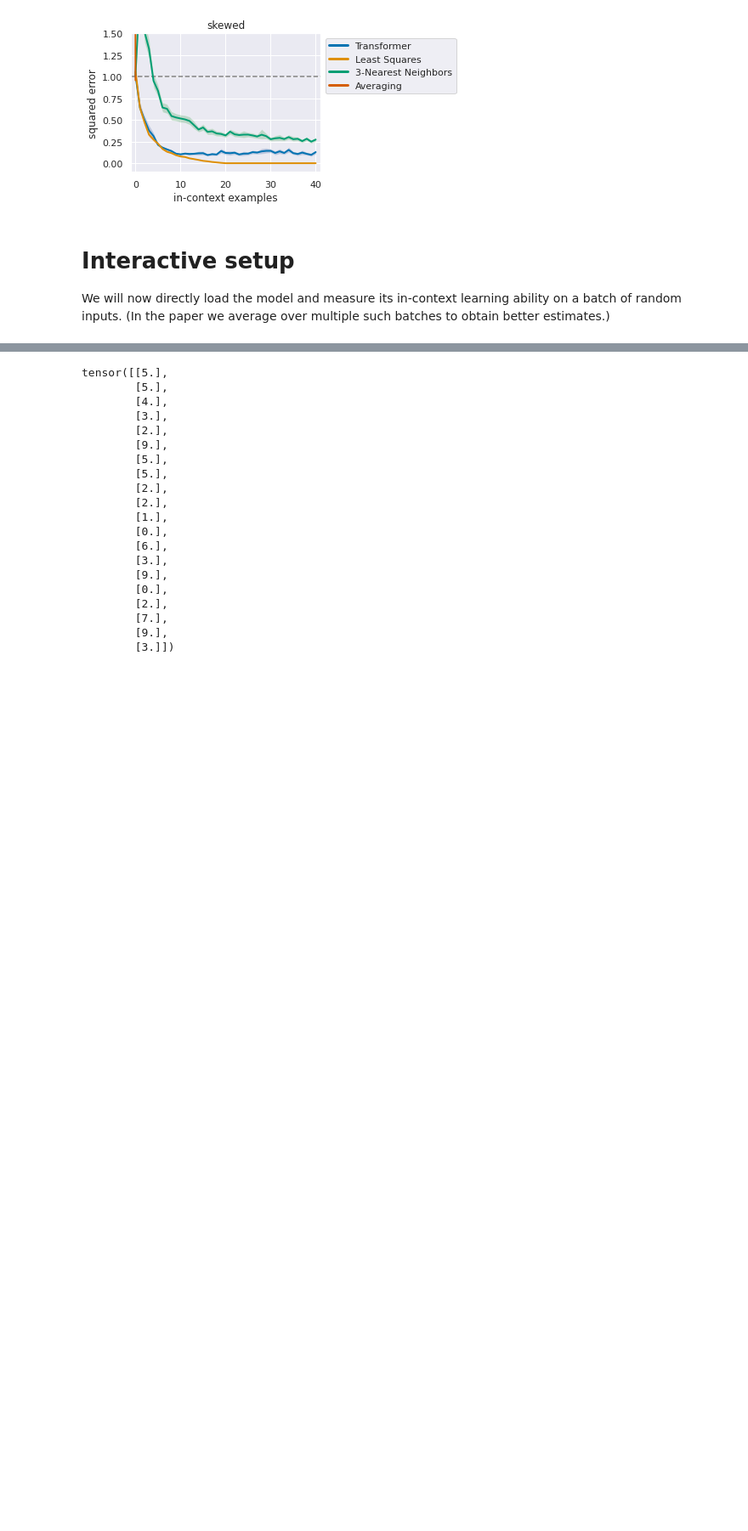
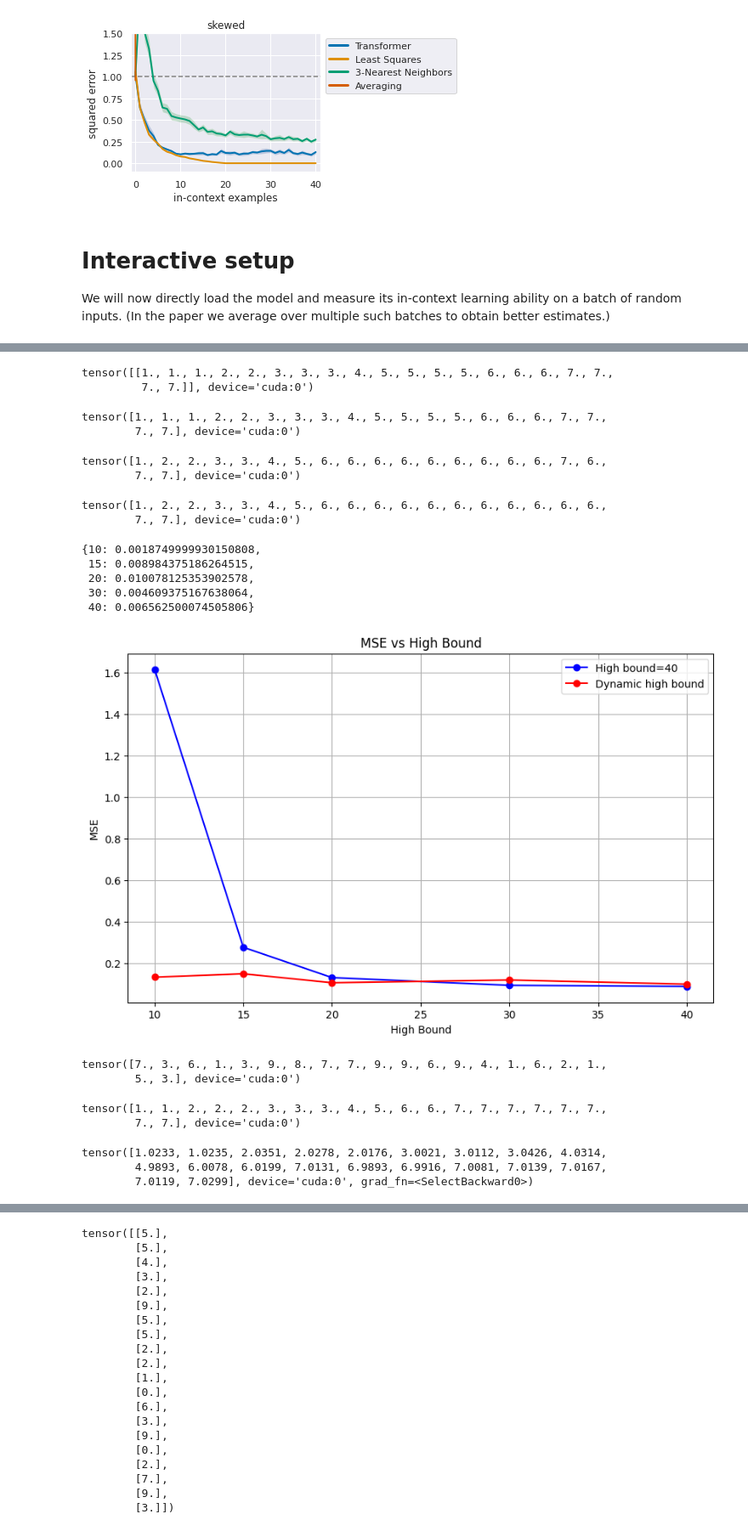
Before and after one commit to Sigmoni/in-context-learning, a Jupyter notebook: src/eval.ipynb, the cells around one changed output, grey strips where cells are left out. Shown: that part at 85% size. Drawn from its saved outputs; the diff is of its cells as text; code cells hidden in the pictures; blank space fills up the shorter version.

```diff
--- a/src/eval.ipynb
+++ b/src/eval.ipynb
@@ -176,0 +187,7 @@ tensor(1.0379)
+# %%
+xg = XGBoostModel()
+# %%
+output = xg(xs, ys)
+# %%
+mse = mean_squared_error(output, ys.cpu()).cpu().numpy()
+mse
@@ -176,0 +337,73 @@ tensor(1.0379)
+# %%
+evaluate(xs[6].view(1,-1,1))
+# %% [output]
+tensor([[1., 1., 1., 2., 2., 3., 3., 3., 4., 5., 5., 5., 5., 6., 6., 6., 7., 7.,
+         7., 7.]], device='cuda:0')
+# %%
+ys[6]
+# %% [output]
+tensor([1., 1., 1., 2., 2., 3., 3., 3., 4., 5., 5., 5., 5., 6., 6., 6., 7., 7.,
+        7., 7.], device='cuda:0')
+# %%
+output[9]
+# %% [output]
+tensor([1., 2., 2., 3., 3., 4., 5., 6., 6., 6., 6., 6., 6., 6., 6., 6., 7., 6.,
+        7., 7.], device='cuda:0')
+# %%
+ys[9]
+# %% [output]
+tensor([1., 2., 2., 3., 3., 4., 5., 6., 6., 6., 6., 6., 6., 6., 6., 6., 6., 6.,
+        7., 7.], device='cuda:0')
+# %%
+result_dict2
+# %% [output]
+{10: 0.0018749999930150808,
+ 15: 0.008984375186264515,
+ 20: 0.010078125353902578,
+ 30: 0.004609375167638064,
+ 40: 0.006562500074505806}
+# %%
+import matplotlib.pyplot as plt
+
+# 定义数据
+result_dict = {10: 1.6140, 15: 0.2772, 20: 0.1314, 30: 0.0943, 40: 0.0890}
+
+# 获取x和y轴的数据
+high_bounds = list(result_dict.keys())
+mse_values = list(result_dict.values())
+mse_values2 = list(result_dict2.values())
+# 绘制折线图
+plt.figure(figsize=(10, 6))
+plt.plot(high_bounds, mse_values, marker='o', linestyle='-', color='b', label='High bound=40')
+plt.plot(high_bounds, mse_values2, marker='o', linestyle='-', color='r', label='Dynamic high bound')
+# 添加标题和标签
+plt.title('MSE vs High Bound')
+plt.xlabel('High Bound')
+plt.ylabel('MSE')
+
+# 显示图例
+plt.legend()
+
+# 显示网格
+plt.grid(True)
+
+# 显示图形
+plt.show()
+# %% [output]
+[figure, added]
+# %%
+xs[0].view(-1)
+# %% [output]
+tensor([7., 3., 6., 1., 3., 9., 8., 7., 7., 9., 9., 6., 9., 4., 1., 6., 2., 1.,
+        5., 3.], device='cuda:0')
+# %%
+ys[0]
+# %% [output]
+tensor([1., 1., 2., 2., 2., 3., 3., 3., 4., 5., 6., 6., 7., 7., 7., 7., 7., 7.,
+        7., 7.], device='cuda:0')
+# %%
+output[0]
+# %% [output]
+tensor([1.0233, 1.0235, 2.0351, 2.0278, 2.0176, 3.0021, 3.0112, 3.0426, 4.0314,
+        4.9893, 6.0078, 6.0199, 7.0131, 6.9893, 6.9916, 7.0081, 7.0139, 7.0167,
+        7.0119, 7.0299], device='cuda:0', grad_fn=<SelectBackward0>)
```
Also changed, not shown: parts of 19 cells of this notebook, 8 other files.
